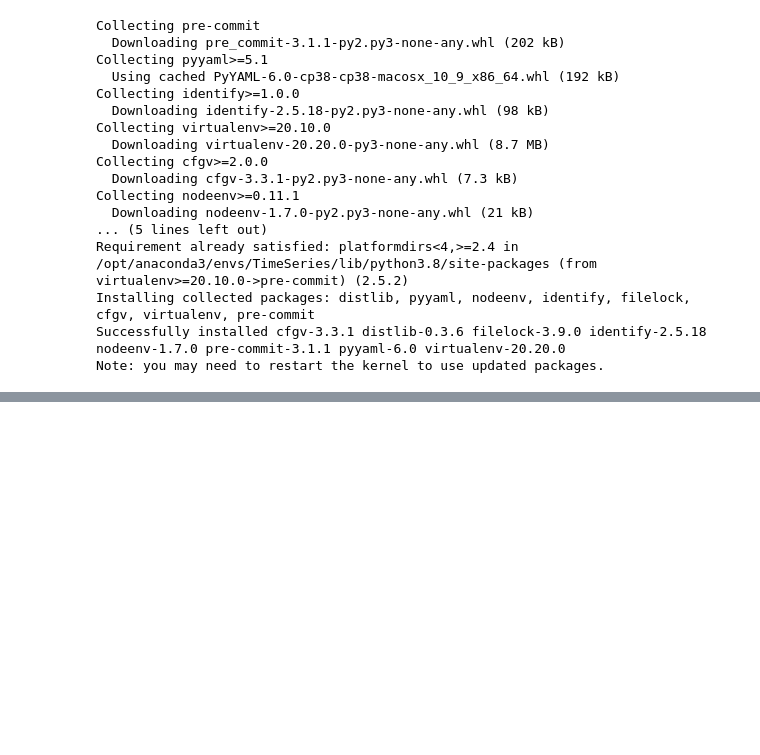
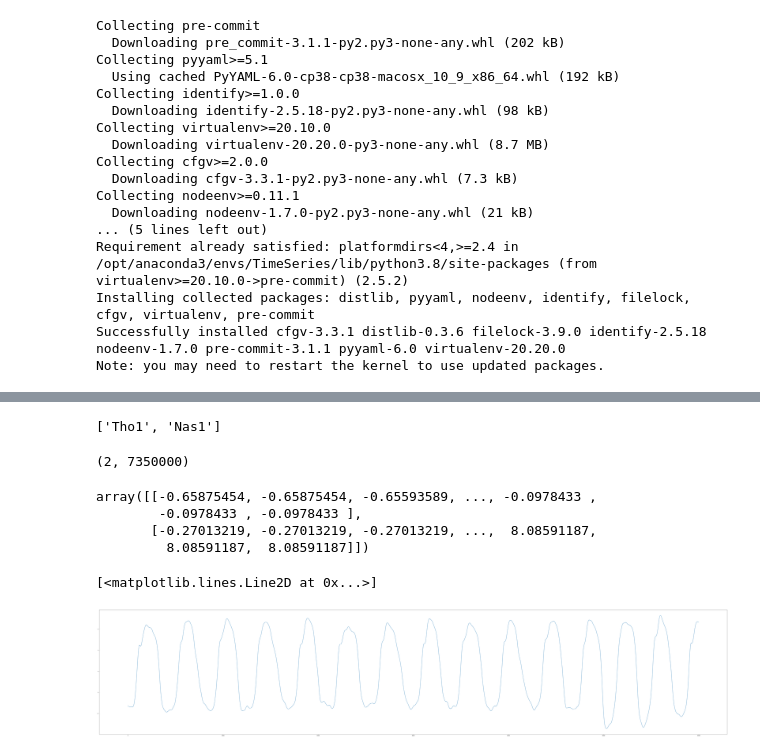
Before and after one commit to Rima-ag/breathmetrics-python, a Jupyter notebook: demo.ipynb, the cells around one changed output, grey strips where cells are left out. Saved outputs shown, nothing was run; the diff lists cells and outputs as text; code cells hidden in the pictures; blank space fills up the shorter version.

```diff
--- a/demo.ipynb
+++ b/demo.ipynb
@@ -226,3 +226,12 @@ Requirement already satisfied: platformdirs<4,>=2.4 in /opt/anaconda3/envs/TimeS
 Installing collected packages: distlib, pyyaml, nodeenv, identify, filelock, cfgv, virtualenv, pre-commit
 Successfully installed cfgv-3.3.1 distlib-0.3.6 filelock-3.9.0 identify-2.5.18 nodeenv-1.7.0 pre-commit-3.1.1 pyyaml-6.0 virtualenv-20.20.0
 Note: you may need to restart the kernel to use updated packages.
+# %%
+import mne
+file = "./data/breaths/swiss398_ntx03_0.9dl50_streaming_1-1.EDF"
+data = mne.io.read_raw_edf(file)
+#Data
+raw_data = data.get_data()
+#Metadata
+info = data.info
+channels = data.ch_names
@@ -228,0 +256,21 @@ Note: you may need to restart the kernel to use updated packages.
+# %%
+channels
+# %% [output]
+['Tho1', 'Nas1']
+# %%
+raw_data.shape
+# %% [output]
+(2, 7350000)
+# %%
+raw_data
+# %% [output]
+array([[-0.65875454, -0.65875454, -0.65593589, ..., -0.0978433 ,
+        -0.0978433 , -0.0978433 ],
+       [-0.27013219, -0.27013219, -0.27013219, ...,  8.08591187,
+         8.08591187,  8.08591187]])
+# %%
+plt.figure(figsize=(100, 20))
+plt.plot(raw_data[0][:6000])
+# %% [output]
+[<matplotlib.lines.Line2D at 0x...>]
+[figure, added]
```
Also changed, not shown: parts of 6 cells of this notebook, 3 other files.
